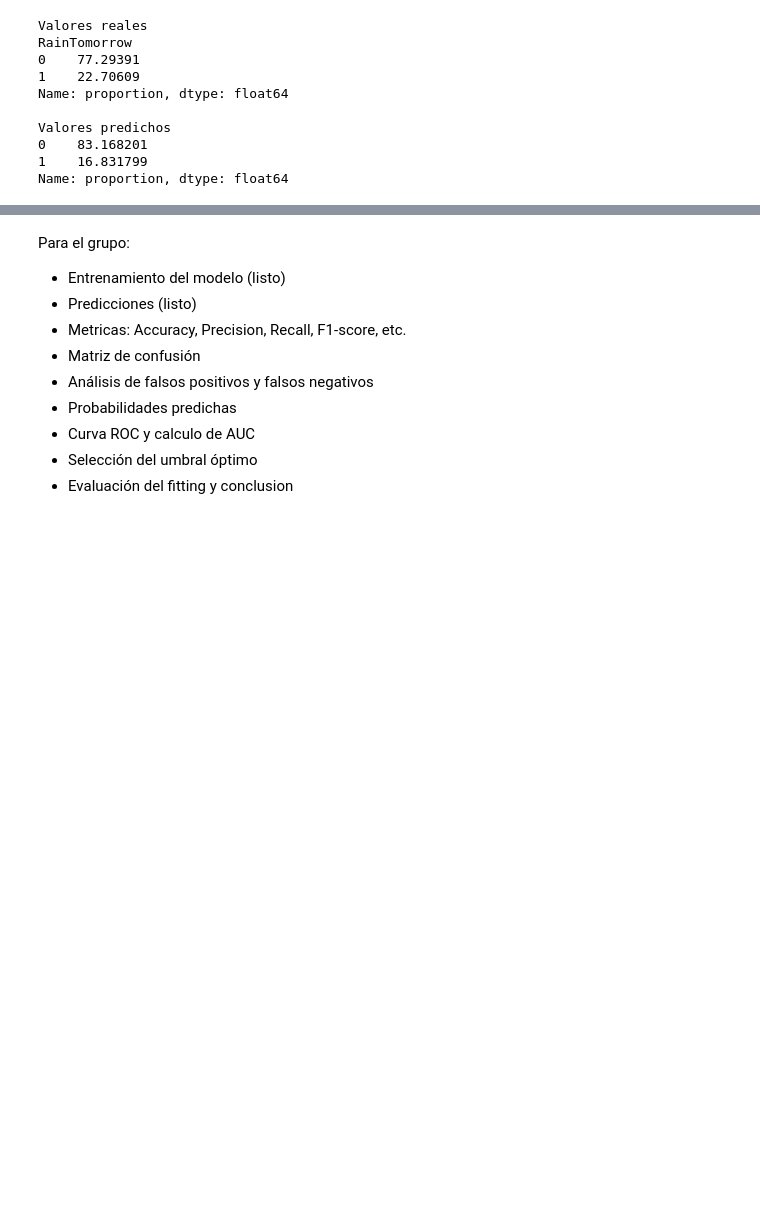
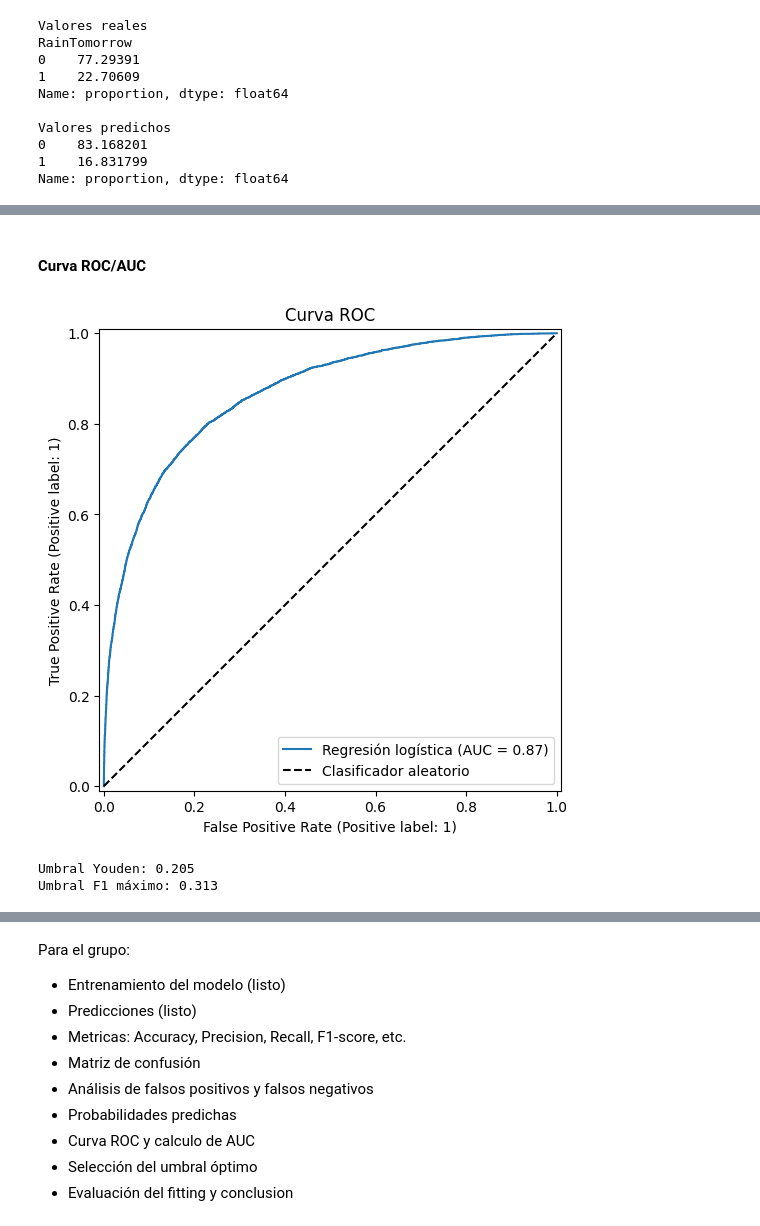
Before and after one commit to AlvaTF/TP-AA1-Ruiz-Toledo-Mendoza, a Jupyter notebook: TP_2/TP_clasificacion_AA1.ipynb, the cells around one changed output, grey strips where cells are left out. Saved outputs shown, nothing was run; the diff lists cells and outputs as text; code cells hidden in the pictures; blank space fills up the shorter version.

```diff
--- a/TP_2/TP_clasificacion_AA1.ipynb
+++ b/TP_2/TP_clasificacion_AA1.ipynb
@@ -1031,0 +1095,2 @@ Name: proportion, dtype: float64
+# %% [markdown]
+#### Curva ROC/AUC
@@ -1031,0 +1099,26 @@ Name: proportion, dtype: float64
+# %%
+fig, ax = plt.subplots(figsize=(6, 6))
+RocCurveDisplay.from_predictions(y_test, y_prob, name="Regresión logística", ax=ax)
+ax.plot([0, 1], [0, 1], "k--", label="Clasificador aleatorio")
+ax.set_title("Curva ROC")
+ax.legend()
+plt.show()
+# %% [output]
+[figure, added]
+# %%
+from sklearn.metrics import roc_curve, precision_recall_curve
+
+# Umbral de Youden: maximiza TPR - FPR
+fpr, tpr, umbrales_roc = roc_curve(y_train, y_prob_train)
+umbral_youden = umbrales_roc[np.argmax(tpr - fpr)]
+
+# Umbral que maximiza F1
+precision, recall, umbrales_pr = precision_recall_curve(y_train, y_prob_train)
+f1 = 2 * precision * recall / (precision + recall + 1e-10)
+umbral_f1 = umbrales_pr[np.argmax(f1[:-1])]
+
+print(f"Umbral Youden: {umbral_youden:.3f}")
+print(f"Umbral F1 máximo: {umbral_f1:.3f}")
+# %% [output]
+Umbral Youden: 0.205
+Umbral F1 máximo: 0.313
```
Also changed, not shown: parts of 20 cells of this notebook.
